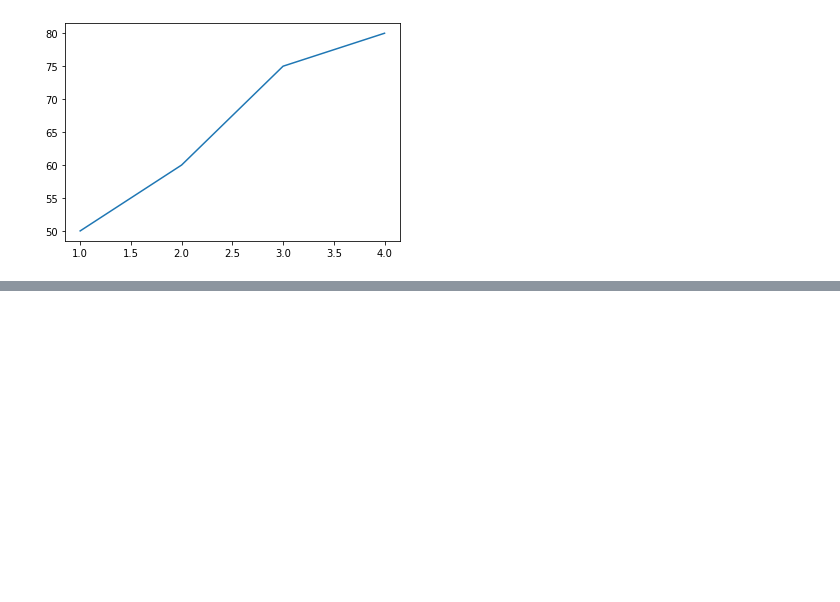
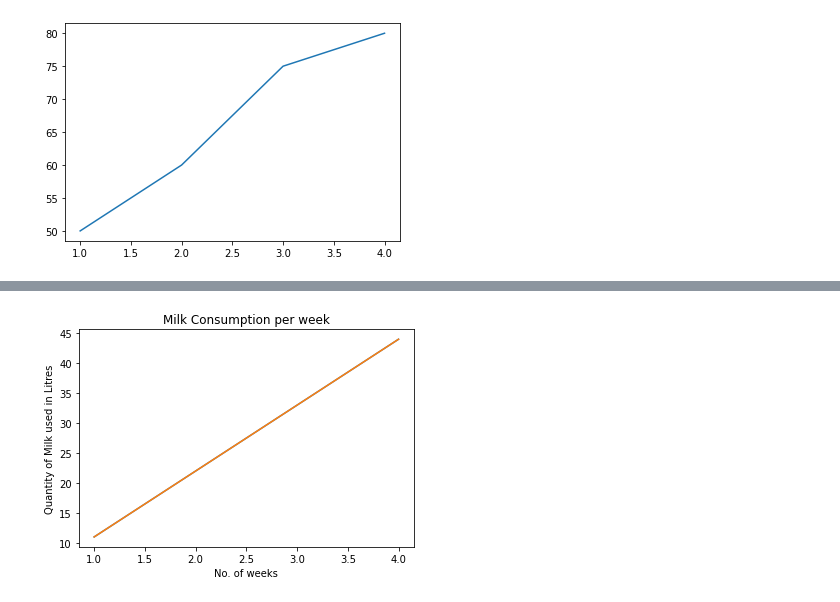
Before and after one commit to GKPSingh/M2D13, a Jupyter notebook: Matplotlib.ipynb, the cells around one changed output, grey strips where cells are left out. Drawn from its saved outputs; the diff is of its cells as text; code cells hidden in the pictures; blank space fills up the shorter version.

```diff
--- a/Matplotlib.ipynb
+++ b/Matplotlib.ipynb
@@ -71,0 +98,10 @@ ax.plot(x,[50,60,75,80]);  # add some data
+# %%
+x = [1,2,3,4]
+y = [11,22,33,44]
+plt.plot(x,y);
+plt.ylabel('Quantity of Milk used in Litres')
+plt.xlabel('No. of weeks')
+plt.title('Milk Consumption per week')
+plt.plot(x,y);
+# %% [output]
+[figure, added]
```
Also changed, not shown: parts of 5 cells of this notebook.
